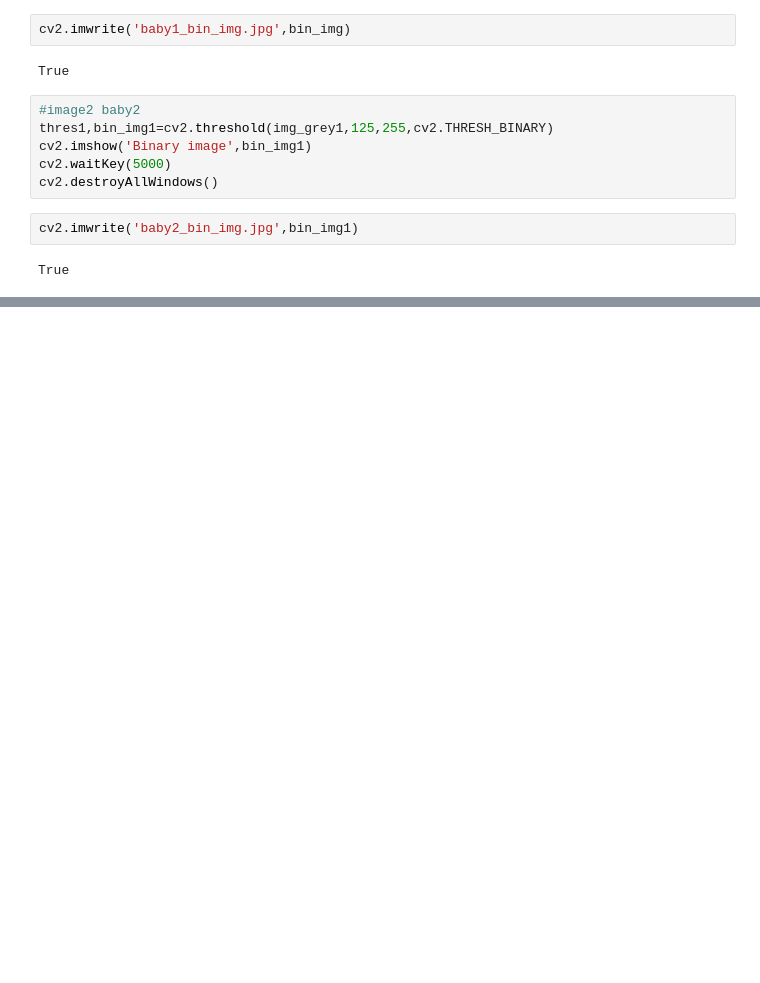
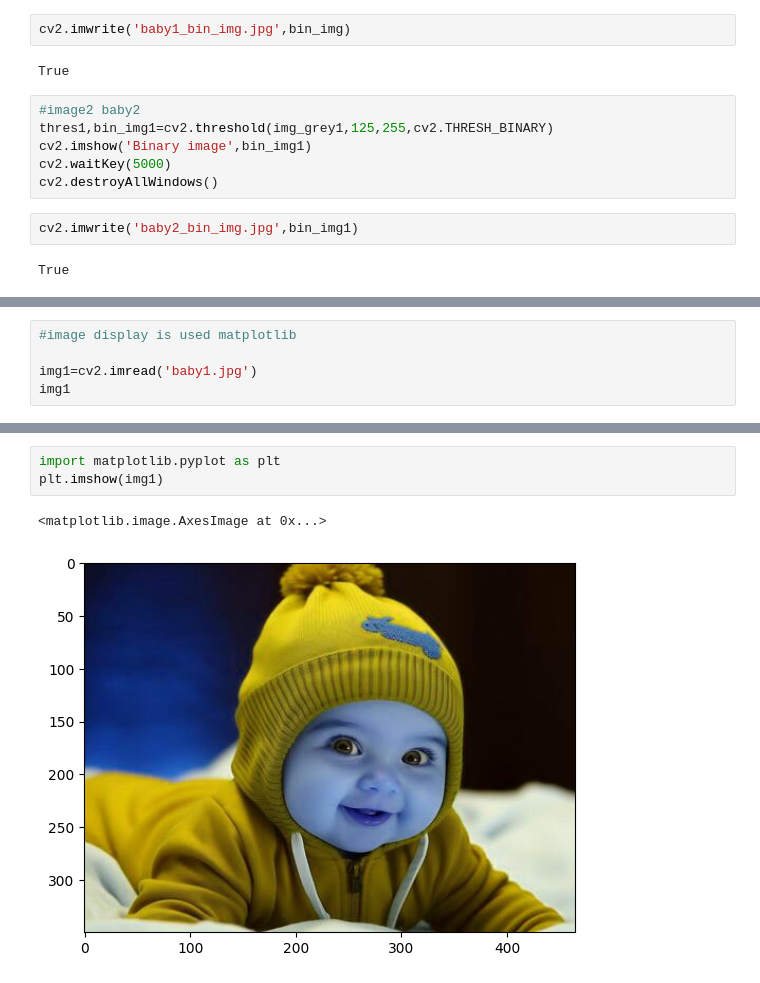
Before and after one commit to AshlinShaji/DL, a Jupyter notebook: Open_CV/Demo.ipynb, the cells around one changed output, grey strips where cells are left out. Drawn from its saved outputs; the diff is of its cells as text; blank space fills up the shorter version.

Commit message:
matplotlib used for displaying

```diff
--- a/Open_CV/Demo.ipynb
+++ b/Open_CV/Demo.ipynb
@@ -134,0 +150,5 @@ True
+# %%
+#image display is used matplotlib
+
+img1=cv2.imread('baby1.jpg')
+img1
@@ -134,0 +173,6 @@ True
+# %%
+import matplotlib.pyplot as plt
+plt.imshow(img1)
+# %% [output]
+<matplotlib.image.AxesImage at 0x...>
+[figure, added]
```
Also changed, not shown: parts of 5 cells of this notebook.
